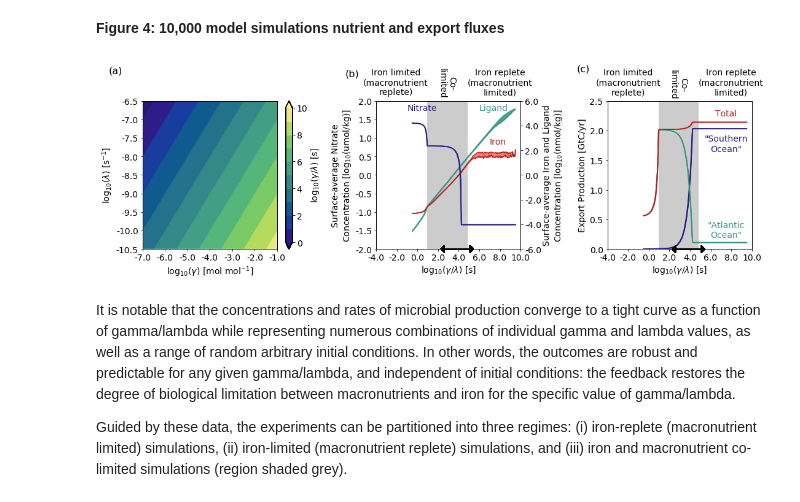
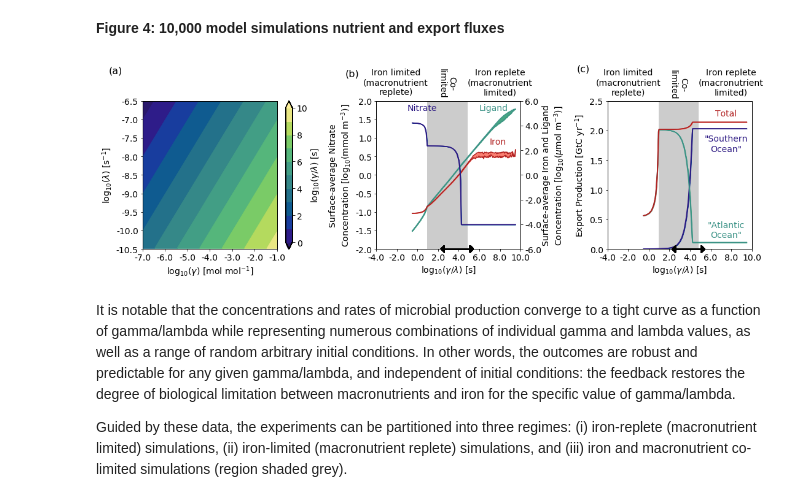
Before and after one commit to seamanticscience/Lauderdale_etal_2020_PNAS, a Jupyter notebook: boxmodel.ipynb, the cells around one changed output. Saved outputs shown, nothing was run; the diff lists cells and outputs as text; code cells hidden in the pictures.

```diff
--- a/boxmodel.ipynb
+++ b/boxmodel.ipynb
@@ -526,10 +523,10 @@ f4ax2.set_ylim(bottom=-2,top=2)
 
 # Change plot appearence
 if R_np==16:
-    f4ax2.set_ylabel('Surface-average Nitrate\nConcentration [log$_{10}$(umol/kg)]',fontsize=14)
+    f4ax2.set_ylabel('Surface-average Nitrate\nConcentration [log$_{10}$(mmol m$^{-3}$)]',fontsize=14)
     f4ax2.text(np.min(np.log10(gaovla_average)),np.max(f4ax2.get_ylim())-0.25,'Nitrate',color=mycm(10),fontsize=14)
 else:
-    f4ax2.set_ylabel('Surface-average Phosphate\nConcentration [log$_{10}$(umol/kg)]',fontsize=14)
+    f4ax2.set_ylabel('Surface-average Phosphate\nConcentration [log$_{10}$(mmol m$^{-3}$)]',fontsize=14)
     f4ax2.text(np.log10(gaovla_average),np.max(f4ax2.get_ylim())-0.3,'Phosphate',color=mycm(10),fontsize=14)
 
 
@@ -546,7 +543,7 @@ f4ax2a.fill_between(np.log10(gaovla_average),np.log10(fsurf_average-fsurf_spread
 
 # Change plot appearence
 f4ax2a.set_ylim(bottom=-6,top=6)
-f4ax2a.set_ylabel('Surface-average Iron and Ligand\nConcentration [log$_{10}$(nmol/kg)]',fontsize=14)
+f4ax2a.set_ylabel('Surface-average Iron and Ligand\nConcentration [log$_{10}$($\mu$mol m$^{-3}$)]',fontsize=14)
 f4ax2a.yaxis.set_major_formatter(FormatStrFormatter('%.1f'))
 
 # Co limitation zone
@@ -583,7 +580,7 @@ f4ax3.plot(np.log10(gaovla_average),exp_average+exp_spread,'firebrick',label="To
 f4ax3.fill_between(np.log10(gaovla_average),(exp_average-exp_spread),(exp_average+exp_spread),color='salmon')
 
 # Change plot appearence
-f4ax3.set_ylabel('Export Production [GtC/yr]',fontsize=14)
+f4ax3.set_ylabel('Export Production [GtC yr$^{-1}$]',fontsize=14)
 f4ax3.set_xlabel('log$_{10}$($\gamma/\lambda$) [s]',fontsize=14)
 f4ax3.set_xlim(left=-4,right=10)
 f4ax3.xaxis.set_ticks(np.arange(-4,12,2))
@@ -591,34 +588,34 @@ f4ax3.set_ylim(bottom=0.0,top=2.5)
 f4ax3.xaxis.set_major_formatter(FormatStrFormatter('%.1f'))
 f4ax3.yaxis.set_major_formatter(FormatStrFormatter('%.1f'))
 
 # Plot data-based constraint of gamma/lambda
 f4ax3.annotate(s='', xy=(np.max(data_goverl),np.min(f4ax3.get_ylim())), xytext=(np.min(data_goverl),np.min(f4ax3.get_ylim())), arrowprops=dict(color='black',arrowstyle='<|-|>,head_width=0.5,head_length=0.5', shrinkA=0, shrinkB=0, linewidth=2))
 
 f4ax3.text(-7,np.max(f4ax3.get_ylim())+0.5,'(c)',fontsize=16)
 f4ax3.text(7.5,2.25,'Total',color='firebrick',horizontalalignment='center',fontsize=14)
 f4ax3.text(7.5,1.65,'\"Southern\nOcean\"',color=mycm(10),horizontalalignment='center',fontsize=14)
 f4ax3.text(7.5,0.2,'\"Atlantic\nOcean\"',color=mycm(128),horizontalalignment='center',fontsize=14)
 f4ax3.text(8,1.04*np.max(f4ax3.get_ylim()),'Iron replete\n(macronutrient\nlimited)',horizontalalignment='center',fontsize=14)
 f4ax3.text((colimits[1]+colimits[0])/2,1.1*np.max(f4ax3.get_ylim()),'Co-\nlimited',rotation=-90,horizontalalignment='center',fontsize=14)
 f4ax3.text(-2,1.04*np.max(f4ax3.get_ylim()),'Iron limited\n(macronutrient\nreplete)',horizontalalignment='center',fontsize=14)
 
 # Co limitation zone
 f4ax3.fill_between((colimits[0],colimits[1]),
                   np.min(f4ax3.get_ylim()), np.max(f4ax3.get_ylim()),color='#cccccc',zorder=-1)
 
 # Can adjust the subplot size
 plt.subplots_adjust(wspace=0.5)
 
 # Manuallly move fig (b) left a bit
 pos = f4ax2.get_position().bounds
 tmp=pos[0]-0.075*pos[2]
 f4ax2.set_position([tmp,pos[1],pos[2],pos[3]])
 
 plt.show()
 fig4.savefig('ensemble_nutrients_export_plot.'+figfmt,format=figfmt,facecolor=fig4.get_facecolor(), edgecolor='none',bbox_inches='tight')
 plt.close()
 # %% [output]
-[figure, old version]
+[figure, new version]
 # %% [markdown]
 It is notable that the concentrations and rates of microbial production converge to a tight curve as a function of gamma/lambda while representing numerous combinations of individual gamma and lambda values, as well as a range of random arbitrary initial conditions. In other words, the outcomes are robust and predictable for any given gamma/lambda, and independent of initial conditions: the feedback restores the degree of biological limitation between macronutrients and iron for the specific value of gamma/lambda.
 
```
Also changed, not shown: parts of 9 cells of this notebook, 3 other files.
